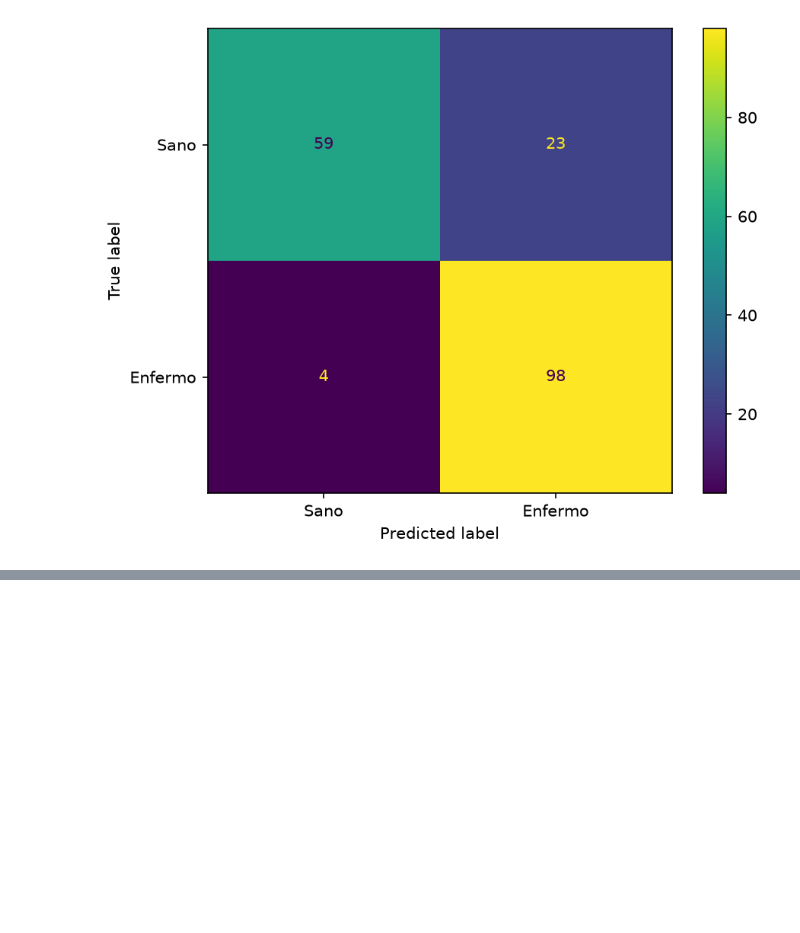
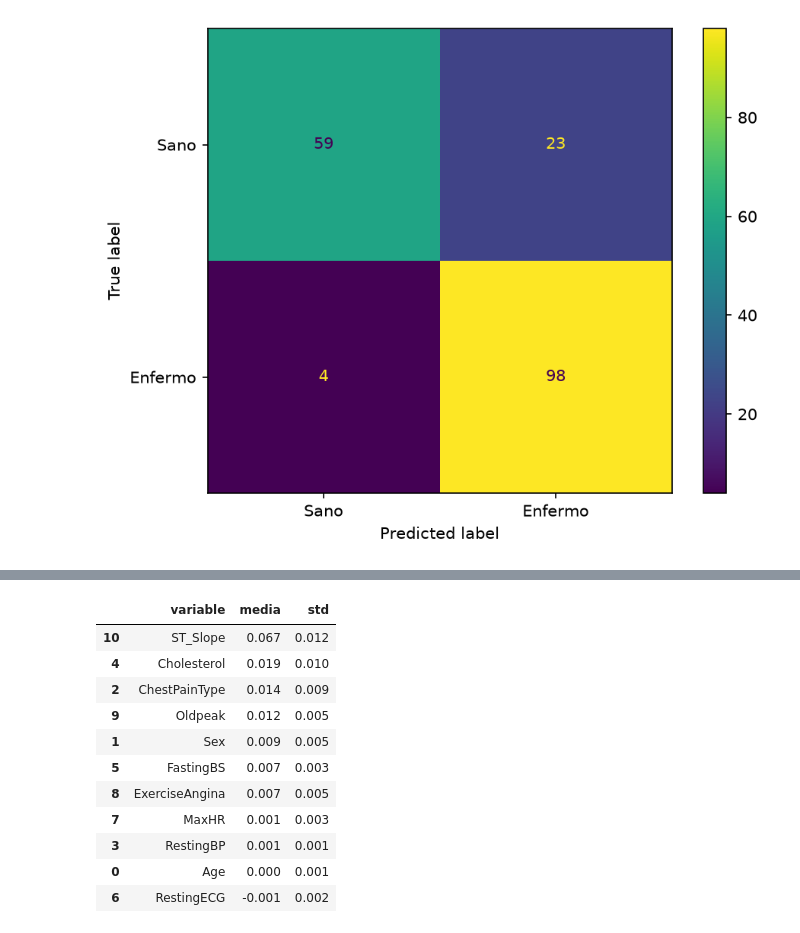
Before and after one commit to wawa1806/ML-heart-failure, a Jupyter notebook: notebooks/heart-failure.ipynb, the cells around one changed output, grey strips where cells are left out. Drawn from its saved outputs; the diff is of its cells as text; code cells hidden in the pictures; blank space fills up the shorter version.

```diff
--- a/notebooks/heart-failure.ipynb
+++ b/notebooks/heart-failure.ipynb
@@ -724,0 +860,25 @@ Vemos que ahora el recall es 0.96, lo cual es una gran mejora respecto al anteri
+# %%
+from sklearn.inspection import permutation_importance
+
+perm = permutation_importance(modelo_final, X_test, y_test, scoring="roc_auc", n_repeats= 30, random_state=RANDOM_STATE)
+
+importancias = pd.DataFrame({
+    "variable": X_test.columns,
+    "media": perm.importances_mean,
+    "std": perm.importances_std,
+}).sort_values("media", ascending=False).round(3)
+
+importancias
+# %% [output]
+|  | variable | media | std |
+| 10 | ST_Slope | 0.067 | 0.012 |
+| 4 | Cholesterol | 0.019 | 0.010 |
+| 2 | ChestPainType | 0.014 | 0.009 |
+| 9 | Oldpeak | 0.012 | 0.005 |
+| 1 | Sex | 0.009 | 0.005 |
+| 5 | FastingBS | 0.007 | 0.003 |
+| 8 | ExerciseAngina | 0.007 | 0.005 |
+| 7 | MaxHR | 0.001 | 0.003 |
+| 3 | RestingBP | 0.001 | 0.001 |
+| 0 | Age | 0.000 | 0.001 |
+| 6 | RestingECG | -0.001 | 0.002 |
```
Also changed, not shown: parts of 15 cells of this notebook.
